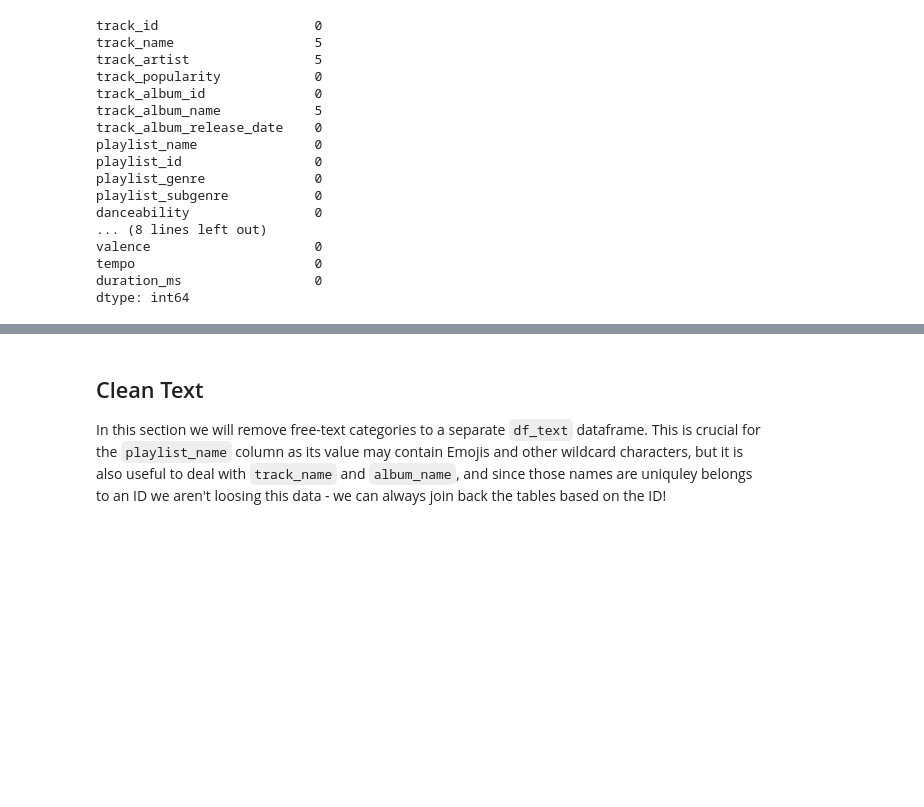
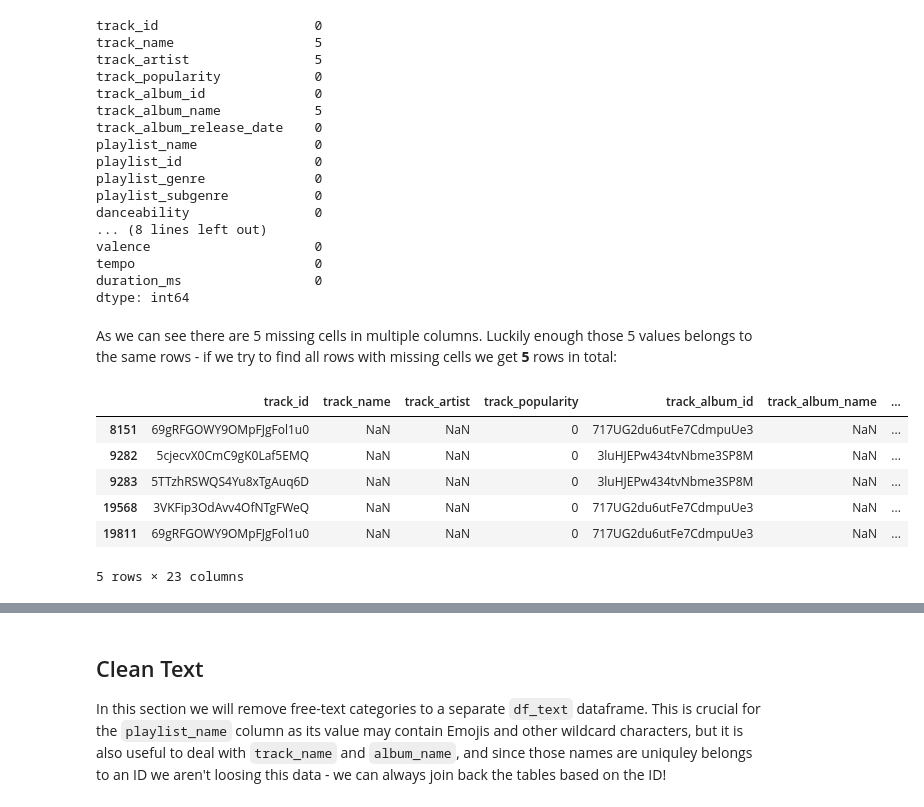
Before and after one commit to HeapHopper/Spotit, a Jupyter notebook: 01_data_preparation.ipynb, the cells around one changed output, grey strips where cells are left out. Cells and saved outputs as stored; diff of their text form; code cells hidden in the pictures; blank space fills up the shorter version.

Commit message:
data preparation revisited
* keeps `track_artist`
* notice missing cells
* updated `csv` and `pkl` files hierarchy

```diff
--- a/01_data_preparation.ipynb
+++ b/01_data_preparation.ipynb
@@ -107,3 +110,16 @@ valence                     0
 tempo                       0
 duration_ms                 0
 dtype: int64
+# %% [markdown]
+As we can see there are 5 missing cells in multiple columns. Luckily enough those 5 values belongs to the same rows - if we try to find all rows with missing cells we get **5** rows in total:
+# %%
+missing_rows = df[df.isna().any(axis=1)]
+missing_rows
+# %% [output]
+|  | track_id | track_name | track_artist | track_popularity | track_album_id | track_album_name | ... |
+| 8151 | 69gRFGOWY9OMpFJgFol1u0 | NaN | NaN | 0 | 717UG2du6utFe7CdmpuUe3 | NaN | ... |
+| 9282 | 5cjecvX0CmC9gK0Laf5EMQ | NaN | NaN | 0 | 3luHJEPw434tvNbme3SP8M | NaN | ... |
+| 9283 | 5TTzhRSWQS4Yu8xTgAuq6D | NaN | NaN | 0 | 3luHJEPw434tvNbme3SP8M | NaN | ... |
+| 19568 | 3VKFip3OdAvv4OfNTgFWeQ | NaN | NaN | 0 | 717UG2du6utFe7CdmpuUe3 | NaN | ... |
+| 19811 | 69gRFGOWY9OMpFJgFol1u0 | NaN | NaN | 0 | 717UG2du6utFe7CdmpuUe3 | NaN | ... |
+5 rows × 23 columns
```
Also changed, not shown: parts of 15 cells of this notebook, 5 other files.
